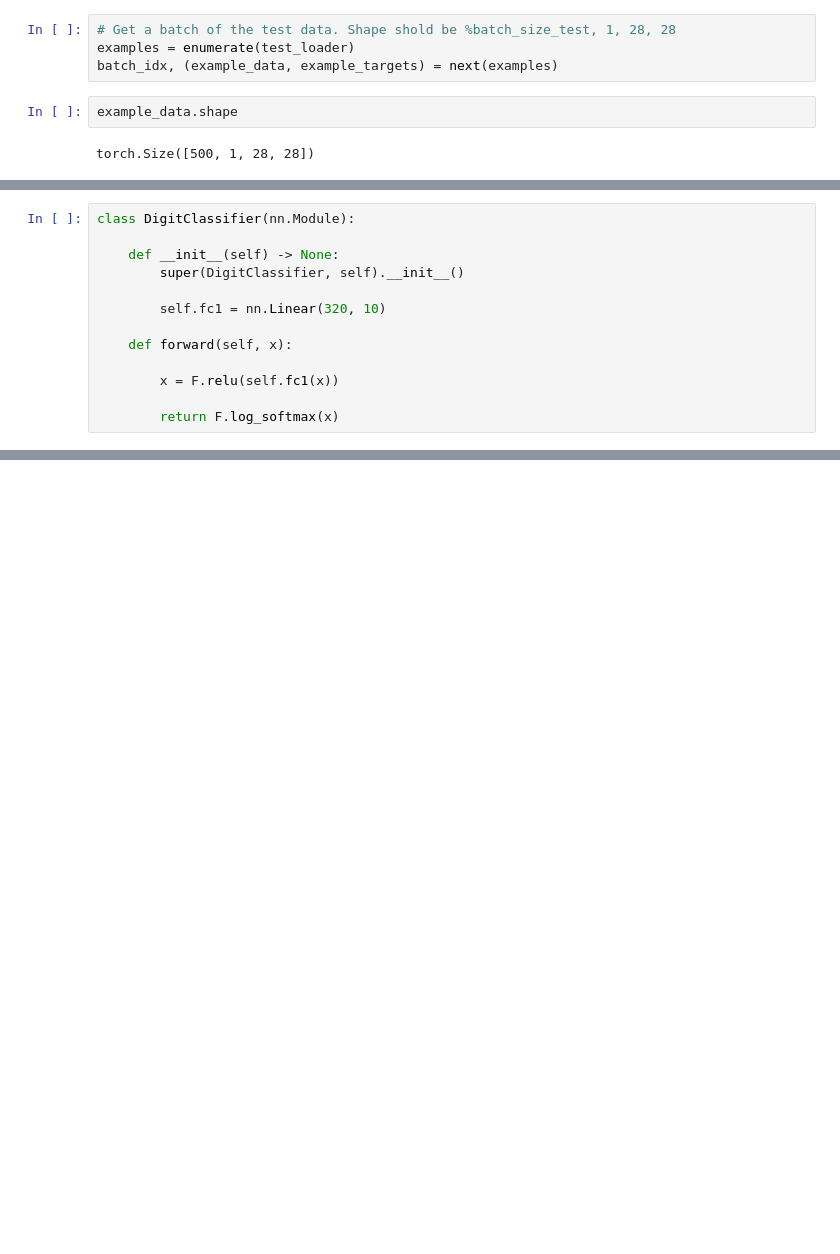
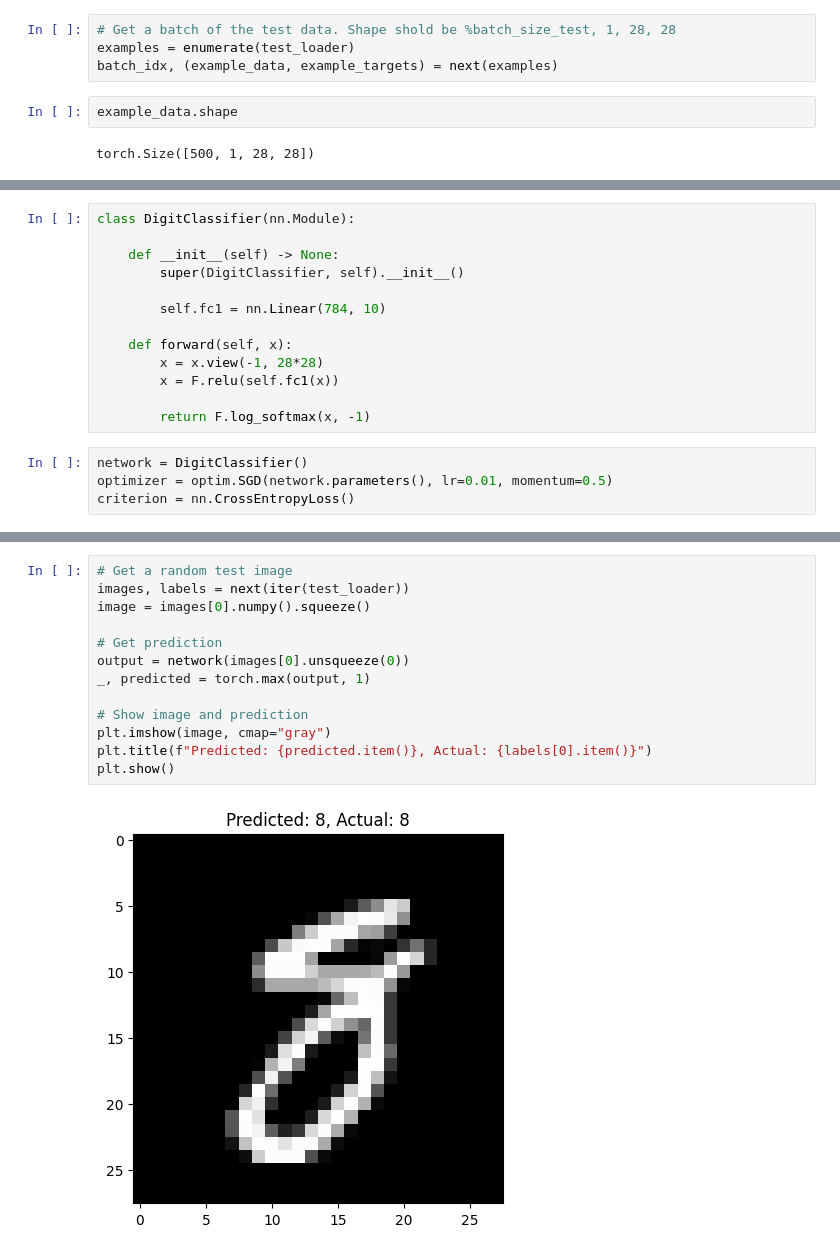
Before and after one commit to GohanDGeo/Digit-Recognition-MNIST, a Jupyter notebook: mnist.ipynb, the cells around one changed output, grey strips where cells are left out. Saved outputs shown, nothing was run; the diff lists cells and outputs as text; blank space fills up the shorter version.

Commit message:
Simple 1 layer network implemented

```diff
--- a/mnist.ipynb
+++ b/mnist.ipynb
@@ -55,10 +60,14 @@ class DigitClassifier(nn.Module):
     def __init__(self) -> None:
         super(DigitClassifier, self).__init__()
 
-        self.fc1 = nn.Linear(320, 10)
+        self.fc1 = nn.Linear(784, 10)
 
     def forward(self, x):
-
+        x = x.view(-1, 28*28)
         x = F.relu(self.fc1(x))
 
-        return F.log_softmax(x)
+        return F.log_softmax(x, -1)
+# %%
+network = DigitClassifier()
+optimizer = optim.SGD(network.parameters(), lr=0.01, momentum=0.5)
+criterion = nn.CrossEntropyLoss()
@@ -64,0 +119,15 @@ class DigitClassifier(nn.Module):
+# %%
+# Get a random test image
+images, labels = next(iter(test_loader))
+image = images[0].numpy().squeeze()
+
+# Get prediction
+output = network(images[0].unsqueeze(0))
+_, predicted = torch.max(output, 1)
+
+# Show image and prediction
+plt.imshow(image, cmap="gray")
+plt.title(f"Predicted: {predicted.item()}, Actual: {labels[0].item()}")
+plt.show()
+# %% [output]
+[figure, added]
```
Also changed, not shown: parts of 5 cells of this notebook.
